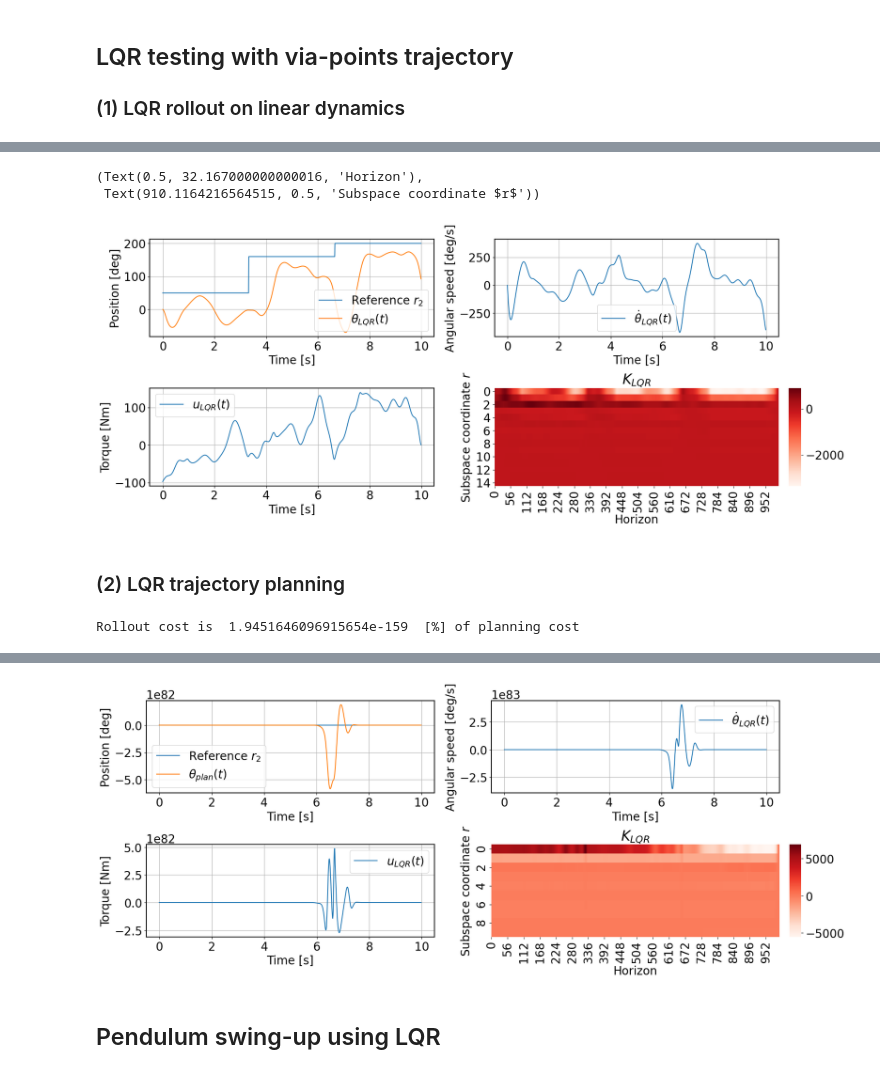
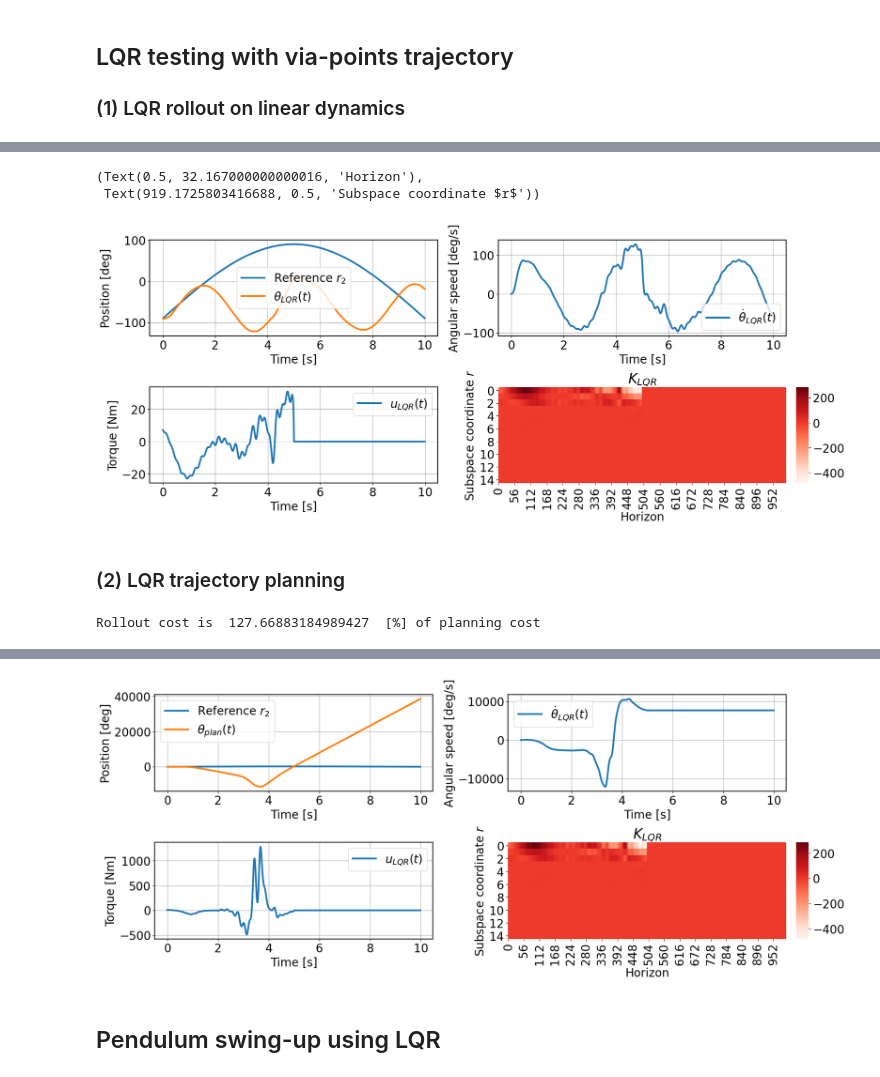
Before and after one commit to CedricFont/Subspace-learning-for-robot-application, a Jupyter notebook: LQR simulation/6_Testing_1D.ipynb, the cells around one changed output, grey strips where cells are left out. Cells and saved outputs as stored; diff of their text form; code cells hidden in the pictures.

Commit message:
HAVOK results part 1

```diff
--- a/LQR simulation/6_Testing_1D.ipynb
+++ b/LQR simulation/6_Testing_1D.ipynb
@@ -360,28 +431,13 @@ print(original_cost)
 # %%
-via_points = [deg2rad(50),deg2rad(160),deg2rad(200)]
-horizon = len(pend.T)
-via_time = np.int(horizon/len(via_points))
-reference = np.ones(shape=[2,horizon])*via_points[len(via_points)-1]
-reference[1,:] = np.zeros(shape=[horizon])
-for i in range(len(via_points)-1):
-    reference[0,i*via_time:(i+1)*via_time] = np.ones(shape=[via_time])*via_points[i]
-
-precision_dwell = 100 # Number of time-steps with reduced precision
-x_std, x_std_dwell, u_std = 1e6, 1, 2.
-precision = np.ones(shape=[2,horizon])*x_std
-precision[1,:] = np.zeros(shape=[horizon]) # Velocity precision
-precision_part = np.hstack((np.ones(shape=[precision_dwell])*x_std_dwell,np.ones(shape=[via_time-precision_dwell])*x_std))
-for i in range(len(via_points)):
-    precision[0,i*via_time:(i+1)*via_time] = precision_part
-
-model1.ConstructLQR(x_std=x_std, u_std=u_std, dt=pend.dt, ref=reference.T, custom_trajectory=precision)
-model1.LQR_simulate(np.array([0,0]))
+u_std = 1e0
+model1.ConstructLQR(x_std=x_std, u_std=u_std, dt=pend.dt, ref=pend.ref.T, custom_trajectory=precision)
+model1.LQR_simulate(np.array([deg2rad(-90),0]))
 
 # Plot
 plt.rcParams['font.size'] = 20
 fig,ax = plt.subplots(2, 2, constrained_layout = True, figsize=(18,7))
 
-ax[0,0].plot(pend.T, rad2deg(reference[0,:]), label="Reference $r_2$")
+ax[0,0].plot(pend.T, rad2deg(pend.ref[0,:]), label="Reference $r_2$")
 ax[0,0].plot(pend.T, rad2deg(model1.LQR_X[:,0]), label=r"$\theta_{LQR} (t)$")
 ax[0,0].set_xlabel('Time [s]'), ax[0,0].set_ylabel('Position [deg]')
 ax[0,0].grid()
@@ -402,12 +458,12 @@ figA = snb.heatmap(np.array(model1.LQR._K)[:,0,:].T,cmap='Reds')
 ax[1,1].set_xlabel('Horizon'), ax[1,1].set_ylabel(r'Subspace coordinate $r$')
 # %% [output]
 (Text(0.5, 32.167000000000016, 'Horizon'),
- Text(910.1164216564515, 0.5, 'Subspace coordinate $r$'))
+ Text(919.1725803416688, 0.5, 'Subspace coordinate $r$'))
-[figure, old version]
+[figure, new version]
 # %% [markdown]
 ### (2) LQR trajectory planning
 # %%
-X0 = np.array([0,0])
+X0 = np.array([deg2rad(-90),0])
 Xc, Yc = np.zeros(shape=[model1.nb_S,model1.N]), np.zeros(shape=[model1.tau,model1.N])
 Uc = np.empty(shape=[model1.N-1])
 Ky = np.array(model1.LQR.K)[:,0,:]
@@ -432,15 +488,15 @@ for i in range(model1.N-1):
     Yc[:,i+1] = pinv(model1.C)@Xc[:,i+1]
 
 # Evaluate LQR costs
-cost_roll = model1.LQR_cost(model1.LQR_X.T,model1.LQR_U[0,:,0],reference[0,:])
-cost_plan = model1.LQR_cost(Xc,Uc,reference[0,:])
+cost_roll = model1.LQR_cost(model1.LQR_X.T,model1.LQR_U[0,:,0],pend.ref[0,:])
+cost_plan = model1.LQR_cost(Xc,Uc,pend.ref[0,:])
 print('Rollout cost is ',cost_roll/cost_plan*100,' [%] of planning cost')
 
 # Plot
 plt.rcParams['font.size'] = 20
 fig,ax = plt.subplots(2, 2, constrained_layout = True, figsize=(18,7))
 
-ax[0,0].plot(pend.T, rad2deg(reference[0,:]), label="Reference $r_2$")
+ax[0,0].plot(pend.T, rad2deg(pend.ref[0,:]), label="Reference $r_2$")
 ax[0,0].plot(pend.T, rad2deg(Xc[0,:]), label=r"$\theta_{plan} (t)$")
 ax[0,0].set_xlabel('Time [s]'), ax[0,0].set_ylabel('Position [deg]')
 ax[0,0].grid()
@@ -460,4 +516,4 @@ ax[1,1].set_title('$K_{LQR}$')
 figA = snb.heatmap(np.array(model1.LQR._K)[:,0,:].T,cmap='Reds')
 ax[1,1].set_xlabel('Horizon'), ax[1,1].set_ylabel(r'Subspace coordinate $r$')
 # %% [output]
-Rollout cost is  1.9451646096915654e-159  [%] of planning cost
+Rollout cost is  127.66883184989427  [%] of planning cost
@@ -466,4 +522,4 @@ Rollout cost is  1.9451646096915654e-159  [%] of planning cost
-[figure, old version]
+[figure, new version]
 # %% [markdown]
 ## Pendulum swing-up using LQR
 # %%
```
Also changed, not shown: parts of 7 cells of this notebook, 5 other files.
